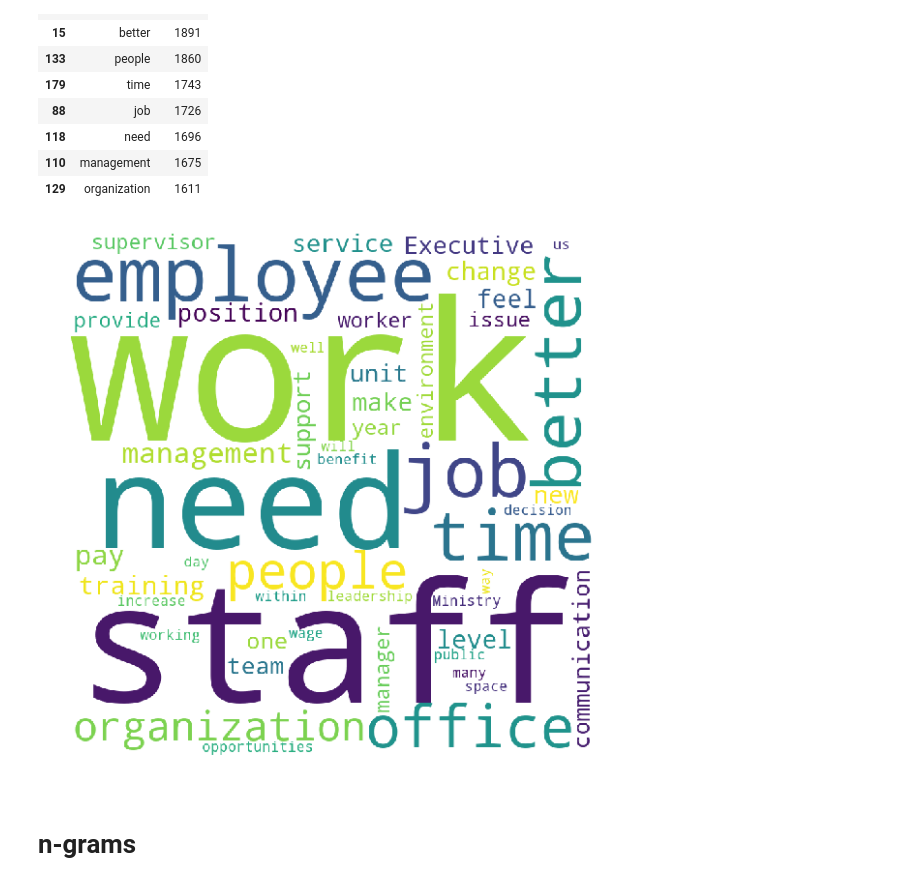
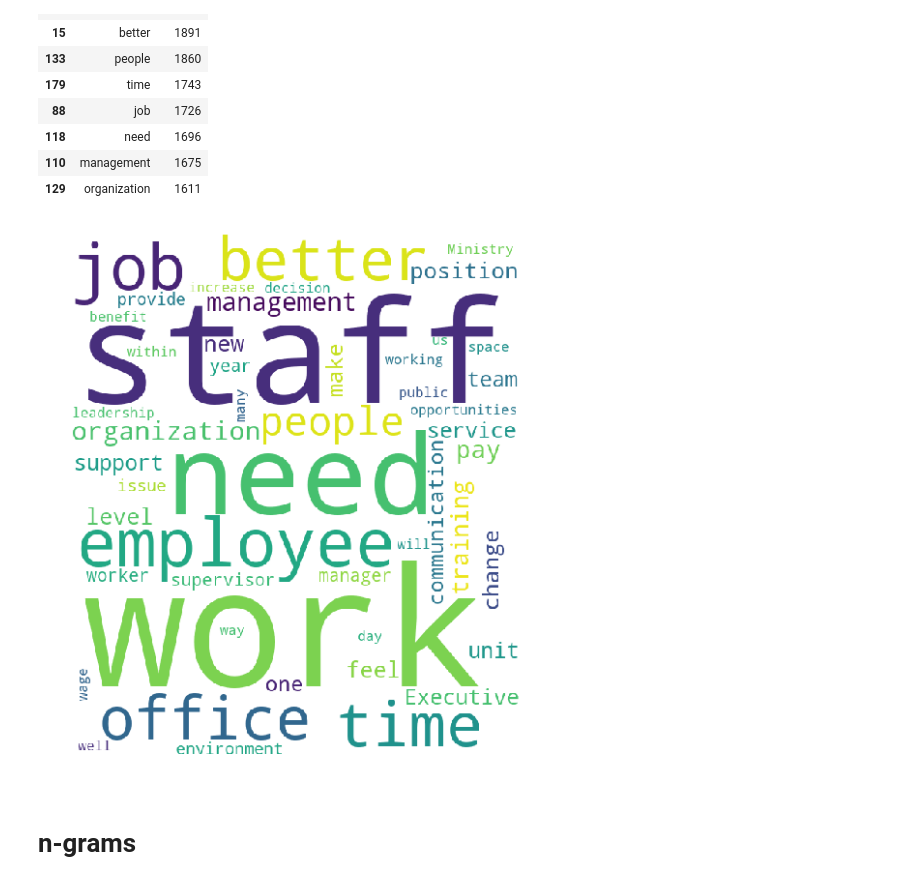
Before and after one commit to Jamienie/mds_capstone_bcstats, a Jupyter notebook: notebooks/ap_EDA_qualitative.ipynb, the cells around one changed output. Drawn from its saved outputs; the diff is of its cells as text; code cells hidden in the pictures.

```diff
--- a/notebooks/ap_EDA_qualitative.ipynb
+++ b/notebooks/ap_EDA_qualitative.ipynb
@@ -41,5 +38,6 @@ data_full = pd.read_csv(".\data\interim\desensitized_qualitative-data2018.csv",
                             usecols=[0, 1, 2, 3, 4, 5, 6],
                             names=["USERID", "text", "code1", "code2", "code3", "code4", "code5"], skiprows=1)
 # read agreement data
-data_agreement = pd.read_csv(".\data\interim\joined_qual_quant.csv",
-                            usecols = [0, 1, 4, 5, 6])
+data_agreement = pd.read_csv(".\data\interim\linking_joined_qual_quant.csv")
+                           # usecols = [0, 1, 4, 5, 6])
+#data_agreement.head()
@@ -95,7 +103,7 @@ top_words.head(10)
 # %%
-src.data.EDA_text.generate_WordCloud(corpus_all_str)
+src.data.EDA_text.generate_WordCloud(corpus_all_str, height=700, width=600)
 # %% [output]
-[figure, old version]
+[figure, new version]
 # %% [markdown]
 # n-grams
 # %%
```
Also changed, not shown: parts of 4 cells of this notebook.
